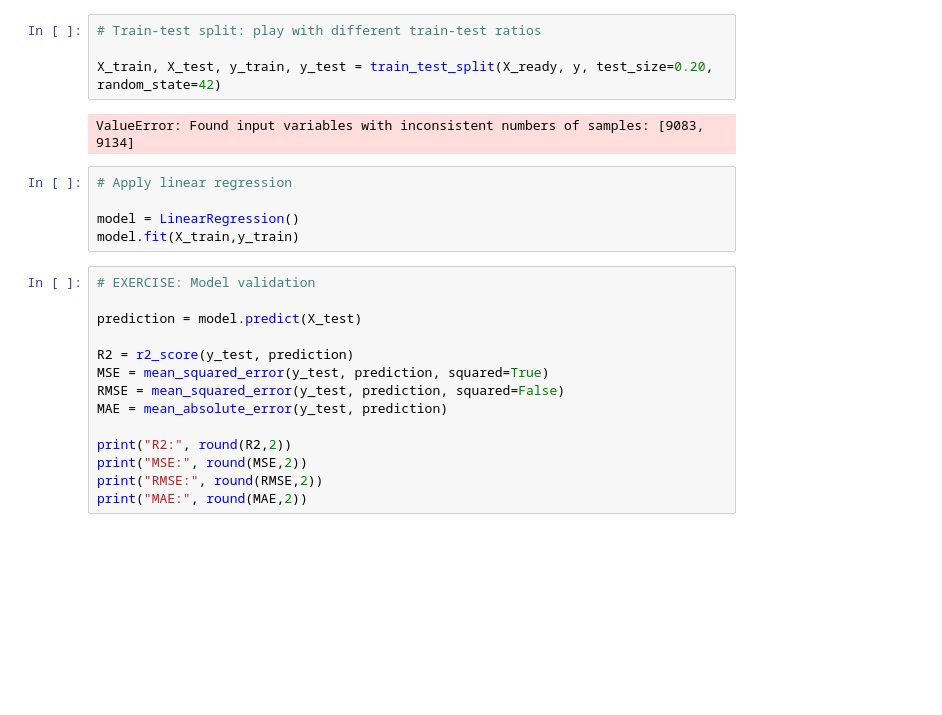
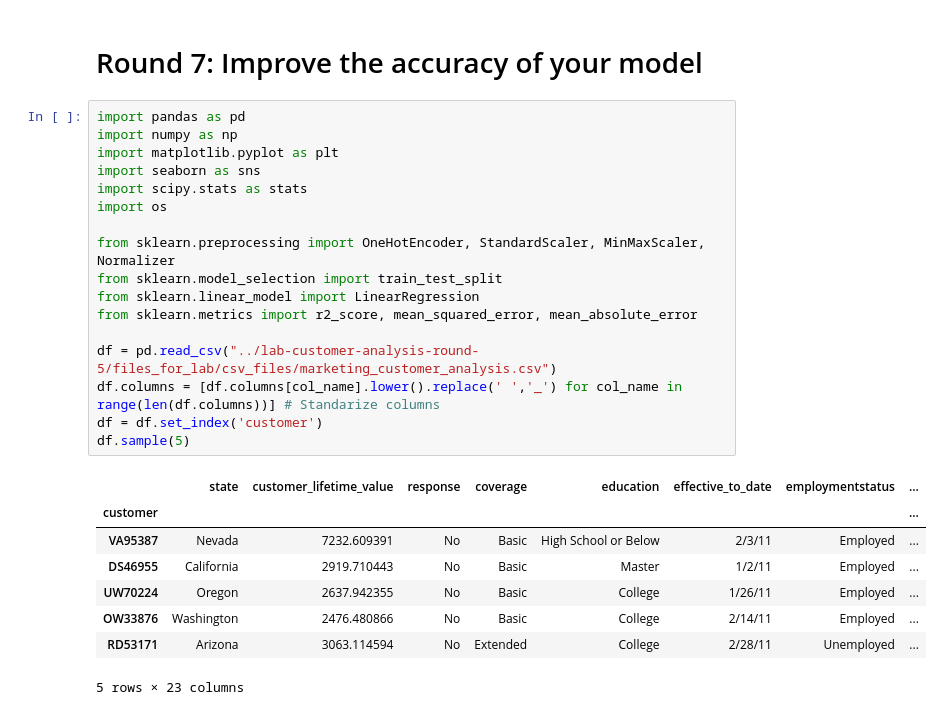
Before and after one commit to GVCarbajal/lab-customer-analysis-round-7, a Jupyter notebook: lab-customer-analysis-round-7.ipynb, the cells around one changed output. Cells and saved outputs as stored; diff of their text form; blank space fills up the shorter version.

```diff
--- a/lab-customer-analysis-round-7.ipynb
+++ b/lab-customer-analysis-round-7.ipynb
@@ -201,25 +1,28 @@ X_ready
-# %%
-# Train-test split: play with different train-test ratios
-
-X_train, X_test, y_train, y_test = train_test_split(X_ready, y, test_size=0.20, random_state=42)
-# %% [output]
-ValueError: Found input variables with inconsistent numbers of samples: [9083, 9134]
-# %%
-# Apply linear regression
-
-model = LinearRegression()
-model.fit(X_train,y_train)
-# %%
-# EXERCISE: Model validation
-
-prediction = model.predict(X_test)
-
-R2 = r2_score(y_test, prediction)
-MSE = mean_squared_error(y_test, prediction, squared=True)
-RMSE = mean_squared_error(y_test, prediction, squared=False)
-MAE = mean_absolute_error(y_test, prediction)
-
-print("R2:", round(R2,2))
-print("MSE:", round(MSE,2))
-print("RMSE:", round(RMSE,2))
-print("MAE:", round(MAE,2))
+# %% [markdown]
+# Round 7: Improve the accuracy of your model
+# %%
+import pandas as pd
+import numpy as np
+import matplotlib.pyplot as plt
+import seaborn as sns
+import scipy.stats as stats
+import os
+
+from sklearn.preprocessing import OneHotEncoder, StandardScaler, MinMaxScaler, Normalizer
+from sklearn.model_selection import train_test_split
+from sklearn.linear_model import LinearRegression
+from sklearn.metrics import r2_score, mean_squared_error, mean_absolute_error
+
+df = pd.read_csv("../lab-customer-analysis-round-5/files_for_lab/csv_files/marketing_customer_analysis.csv")
+df.columns = [df.columns[col_name].lower().replace(' ','_') for col_name in range(len(df.columns))] # Standarize columns
+df = df.set_index('customer')
+df.sample(5)
+# %% [output]
+|  | state | customer_lifetime_value | response | coverage | education | effective_to_date | employmentstatus | ... |
+| customer |  |  |  |  |  |  |  | ... |
+| VA95387 | Nevada | 7232.609391 | No | Basic | High School or Below | 2/3/11 | Employed | ... |
+| DS46955 | California | 2919.710443 | No | Basic | Master | 1/2/11 | Employed | ... |
+| UW70224 | Oregon | 2637.942355 | No | Basic | College | 1/26/11 | Employed | ... |
+| OW33876 | Washington | 2476.480866 | No | Basic | College | 2/14/11 | Employed | ... |
+| RD53171 | Arizona | 3063.114594 | No | Extended | College | 2/28/11 | Unemployed | ... |
+5 rows × 23 columns
```
Also changed, not shown: parts of 51 cells of this notebook.
